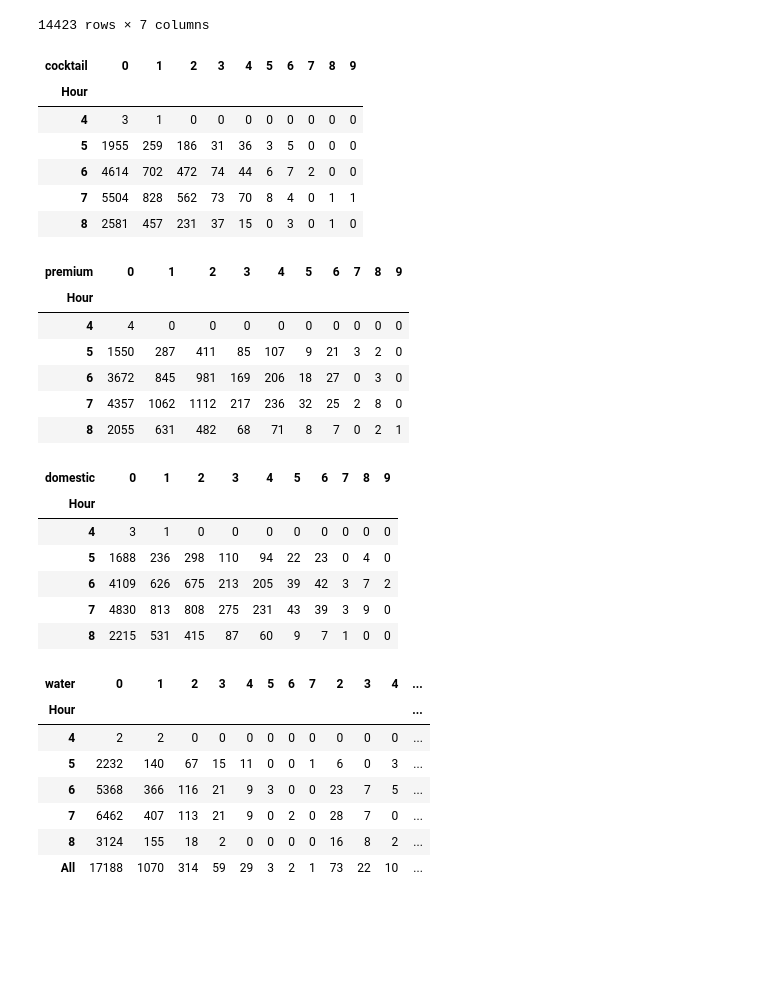
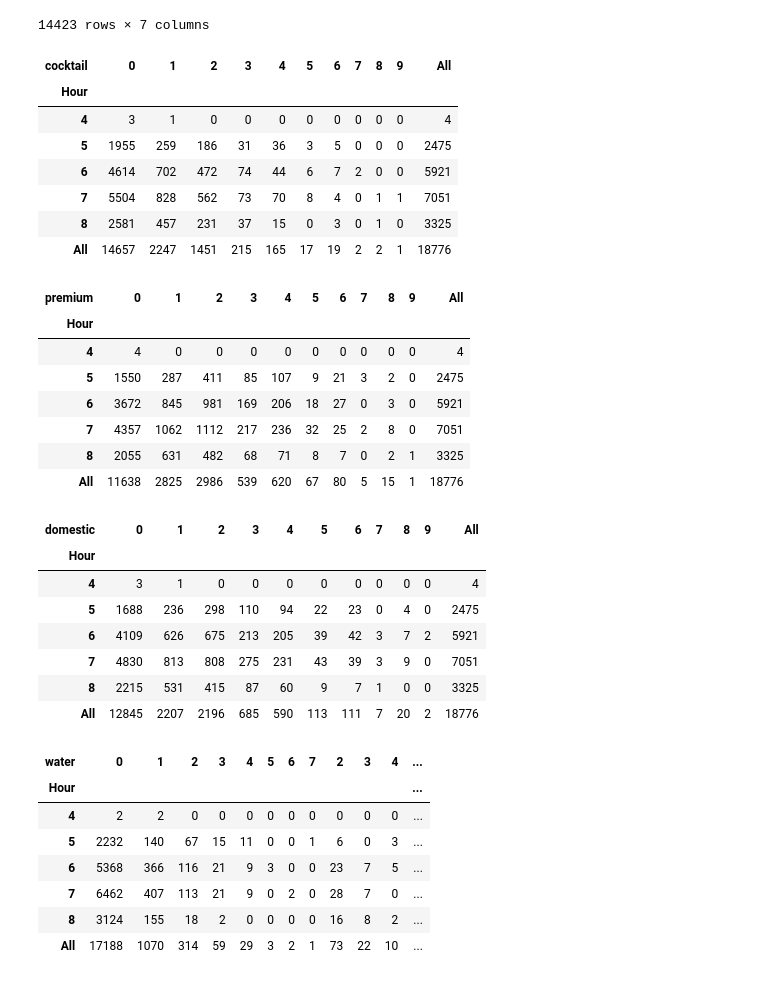
Before and after one commit to newmantldr/CIP-square-data, a Jupyter notebook: cip-data.ipynb, the cells around one changed output. Drawn from its saved outputs; the diff is of its cells as text; code cells hidden in the pictures; blank space fills up the shorter version.

```diff
--- a/cip-data.ipynb
+++ b/cip-data.ipynb
@@ -4,7 +4,7 @@ import numpy as np
 import os
 import matplotlib.pyplot as plt
 # %%
-f = open(os.path.expanduser("~/repos/CIP-square-data/cipTransactions.csv"))
+f = open(os.path.expanduser("~/CIP-square-data/cipTransactions.csv"))
 cipTransactions = pd.read_csv(f)
 cipTransactions
 # %% [output]
@@ -424,42 +365,45 @@ See the caveats in the documentation: https://pandas.pydata.org/pandas-docs/stab
 # %%
 df1 = hourDesc
 df2 = df1.reset_index().explode('cocktail')
-cocktailTab = pd.crosstab(df2['Hour'], df2['cocktail'])
+cocktailTab = pd.crosstab(df2['Hour'], df2['cocktail'], margins = True)
 cocktailTab
 # %% [output]
-| cocktail | 0 | 1 | 2 | 3 | 4 | 5 | 6 | 7 | 8 | 9 |
-| Hour |  |  |  |  |  |  |  |  |  |  |
-| 4 | 3 | 1 | 0 | 0 | 0 | 0 | 0 | 0 | 0 | 0 |
-| 5 | 1955 | 259 | 186 | 31 | 36 | 3 | 5 | 0 | 0 | 0 |
-| 6 | 4614 | 702 | 472 | 74 | 44 | 6 | 7 | 2 | 0 | 0 |
-| 7 | 5504 | 828 | 562 | 73 | 70 | 8 | 4 | 0 | 1 | 1 |
-| 8 | 2581 | 457 | 231 | 37 | 15 | 0 | 3 | 0 | 1 | 0 |
+| cocktail | 0 | 1 | 2 | 3 | 4 | 5 | 6 | 7 | 8 | 9 | All |
+| Hour |  |  |  |  |  |  |  |  |  |  |  |
+| 4 | 3 | 1 | 0 | 0 | 0 | 0 | 0 | 0 | 0 | 0 | 4 |
+| 5 | 1955 | 259 | 186 | 31 | 36 | 3 | 5 | 0 | 0 | 0 | 2475 |
+| 6 | 4614 | 702 | 472 | 74 | 44 | 6 | 7 | 2 | 0 | 0 | 5921 |
+| 7 | 5504 | 828 | 562 | 73 | 70 | 8 | 4 | 0 | 1 | 1 | 7051 |
+| 8 | 2581 | 457 | 231 | 37 | 15 | 0 | 3 | 0 | 1 | 0 | 3325 |
+| All | 14657 | 2247 | 1451 | 215 | 165 | 17 | 19 | 2 | 2 | 1 | 18776 |
 # %%
 df1 = hourDesc
 df2 = df1.reset_index().explode('premium')
-premiumTab = pd.crosstab(df2['Hour'], df2['premium'])
+premiumTab = pd.crosstab(df2['Hour'], df2['premium'], margins = True)
 premiumTab
 # %% [output]
-| premium | 0 | 1 | 2 | 3 | 4 | 5 | 6 | 7 | 8 | 9 |
-| Hour |  |  |  |  |  |  |  |  |  |  |
-| 4 | 4 | 0 | 0 | 0 | 0 | 0 | 0 | 0 | 0 | 0 |
-| 5 | 1550 | 287 | 411 | 85 | 107 | 9 | 21 | 3 | 2 | 0 |
-| 6 | 3672 | 845 | 981 | 169 | 206 | 18 | 27 | 0 | 3 | 0 |
-| 7 | 4357 | 1062 | 1112 | 217 | 236 | 32 | 25 | 2 | 8 | 0 |
-| 8 | 2055 | 631 | 482 | 68 | 71 | 8 | 7 | 0 | 2 | 1 |
+| premium | 0 | 1 | 2 | 3 | 4 | 5 | 6 | 7 | 8 | 9 | All |
+| Hour |  |  |  |  |  |  |  |  |  |  |  |
+| 4 | 4 | 0 | 0 | 0 | 0 | 0 | 0 | 0 | 0 | 0 | 4 |
+| 5 | 1550 | 287 | 411 | 85 | 107 | 9 | 21 | 3 | 2 | 0 | 2475 |
+| 6 | 3672 | 845 | 981 | 169 | 206 | 18 | 27 | 0 | 3 | 0 | 5921 |
+| 7 | 4357 | 1062 | 1112 | 217 | 236 | 32 | 25 | 2 | 8 | 0 | 7051 |
+| 8 | 2055 | 631 | 482 | 68 | 71 | 8 | 7 | 0 | 2 | 1 | 3325 |
+| All | 11638 | 2825 | 2986 | 539 | 620 | 67 | 80 | 5 | 15 | 1 | 18776 |
 # %%
 df1 = hourDesc
 df2 = df1.reset_index().explode('domestic')
-domesticTab = pd.crosstab(df2['Hour'], df2['domestic'])
+domesticTab = pd.crosstab(df2['Hour'], df2['domestic'], margins = True)
 domesticTab
 # %% [output]
-| domestic | 0 | 1 | 2 | 3 | 4 | 5 | 6 | 7 | 8 | 9 |
-| Hour |  |  |  |  |  |  |  |  |  |  |
-| 4 | 3 | 1 | 0 | 0 | 0 | 0 | 0 | 0 | 0 | 0 |
-| 5 | 1688 | 236 | 298 | 110 | 94 | 22 | 23 | 0 | 4 | 0 |
-| 6 | 4109 | 626 | 675 | 213 | 205 | 39 | 42 | 3 | 7 | 2 |
-| 7 | 4830 | 813 | 808 | 275 | 231 | 43 | 39 | 3 | 9 | 0 |
-| 8 | 2215 | 531 | 415 | 87 | 60 | 9 | 7 | 1 | 0 | 0 |
+| domestic | 0 | 1 | 2 | 3 | 4 | 5 | 6 | 7 | 8 | 9 | All |
+| Hour |  |  |  |  |  |  |  |  |  |  |  |
+| 4 | 3 | 1 | 0 | 0 | 0 | 0 | 0 | 0 | 0 | 0 | 4 |
+| 5 | 1688 | 236 | 298 | 110 | 94 | 22 | 23 | 0 | 4 | 0 | 2475 |
+| 6 | 4109 | 626 | 675 | 213 | 205 | 39 | 42 | 3 | 7 | 2 | 5921 |
+| 7 | 4830 | 813 | 808 | 275 | 231 | 43 | 39 | 3 | 9 | 0 | 7051 |
+| 8 | 2215 | 531 | 415 | 87 | 60 | 9 | 7 | 1 | 0 | 0 | 3325 |
+| All | 12845 | 2207 | 2196 | 685 | 590 | 113 | 111 | 7 | 20 | 2 | 18776 |
 # %%
 df1 = hourDesc
 df2 = df1.reset_index().explode('water')
```
Also changed, not shown: parts of 9 cells of this notebook.
